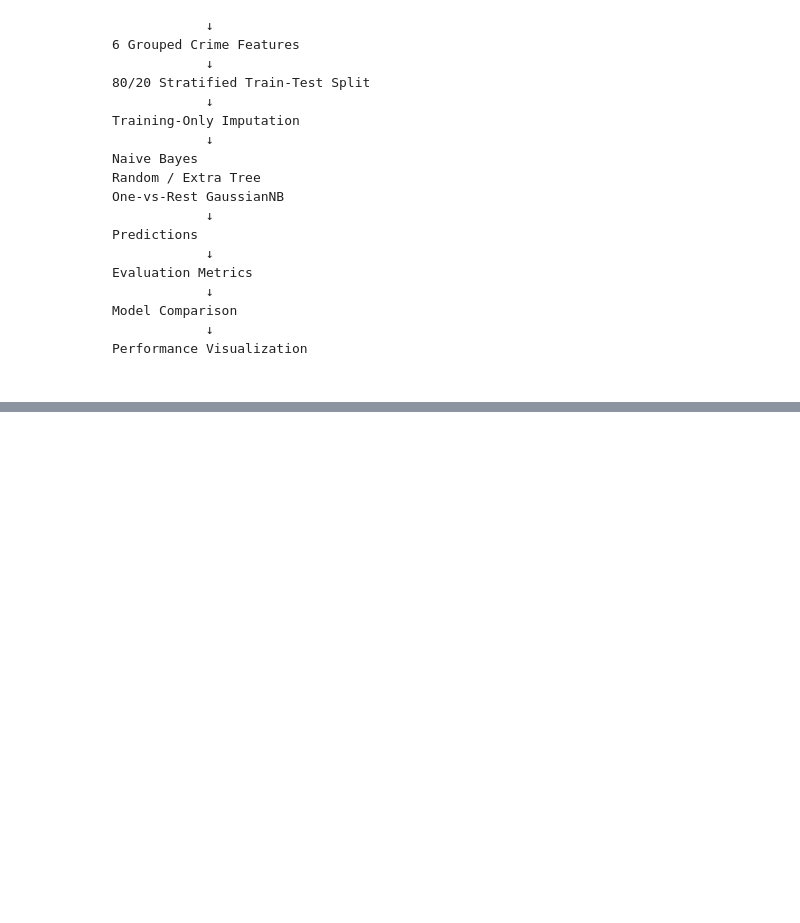
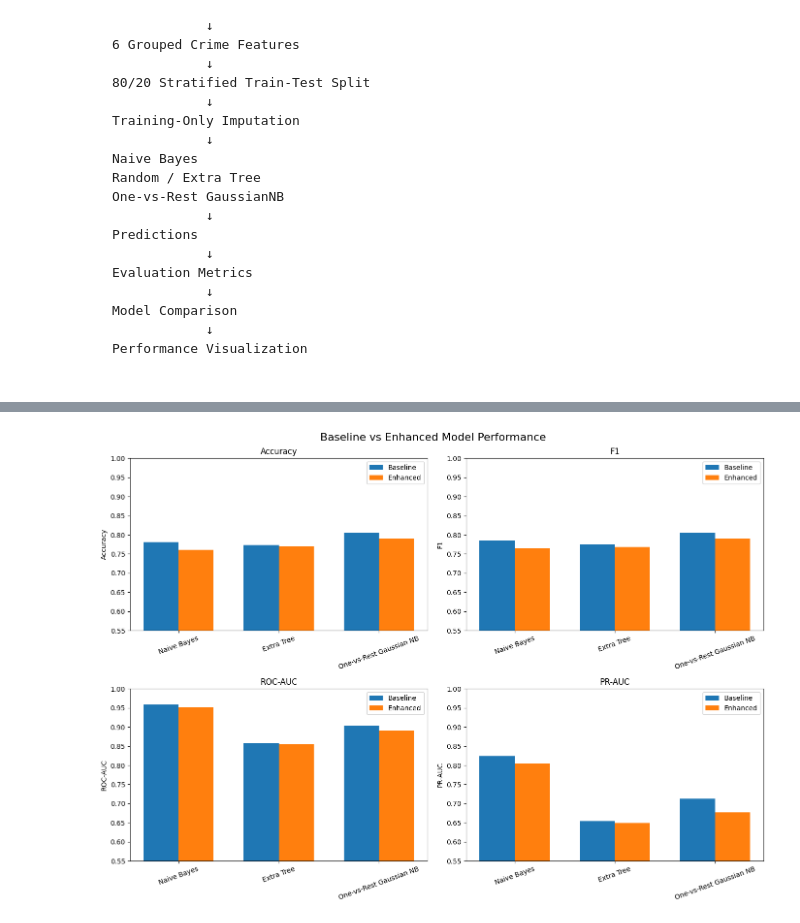
Before and after one commit to varshini1802/Major-project, a Jupyter notebook: notebooks/basepaper_prediction_models.ipynb, the cells around one changed output, grey strips where cells are left out. Cells and saved outputs as stored; diff of their text form; code cells hidden in the pictures; blank space fills up the shorter version.

```diff
--- a/notebooks/basepaper_prediction_models.ipynb
+++ b/notebooks/basepaper_prediction_models.ipynb
@@ -1173,0 +2474,80 @@ Performance Visualization
+# %%
+# ============================================================
+# STEP 26 — CORRECTED COMBINED PERFORMANCE COMPARISON
+# ============================================================
+
+import matplotlib.pyplot as plt
+import numpy as np
+
+models = final_comparison["Model"].tolist()
+
+x = np.arange(len(models))
+width = 0.35
+
+# Correct column names used in final_comparison
+metric_columns = {
+    "Accuracy": ("Baseline_Accuracy", "Enhanced_Accuracy"),
+    "F1": ("Baseline_F1", "Enhanced_F1"),
+    "ROC-AUC": ("Baseline_ROC_AUC", "Enhanced_ROC_AUC"),
+    "PR-AUC": ("Baseline_PR_AUC", "Enhanced_PR_AUC")
+}
+
+fig, axes = plt.subplots(2, 2, figsize=(14, 10))
+
+for ax, (metric, columns) in zip(
+    axes.ravel(),
+    metric_columns.items()
+):
+
+    baseline_col, enhanced_col = columns
+
+    ax.bar(
+        x - width / 2,
+        final_comparison[baseline_col],
+        width,
+        label="Baseline"
+    )
+
+    ax.bar(
+        x + width / 2,
+        final_comparison[enhanced_col],
+        width,
+        label="Enhanced"
+    )
+
+    ax.set_title(metric)
+    ax.set_xticks(x)
+    ax.set_xticklabels(models, rotation=20)
+    ax.set_ylabel(metric)
+    ax.set_ylim(0.55, 1.00)
+    ax.legend()
+
+plt.suptitle(
+    "Baseline vs Enhanced Model Performance",
+    fontsize=16
+)
+
+plt.tight_layout()
+
+combined_plot_path = (
+    PROJECT_ROOT
+    / "outputs"
+    / "figures"
+    / "baseline_vs_enhanced_all_metrics.png"
+)
+
+plt.savefig(
+    combined_plot_path,
+    dpi=300,
+    bbox_inches="tight"
+)
+
+plt.show()
+
+print("=" * 70)
+print("COMBINED PERFORMANCE PLOT SAVED SUCCESSFULLY")
+print("=" * 70)
+
+print(combined_plot_path)
+# %% [output]
+[figure, added]
```
Also changed, not shown: parts of 112 cells of this notebook, 52 other files.
